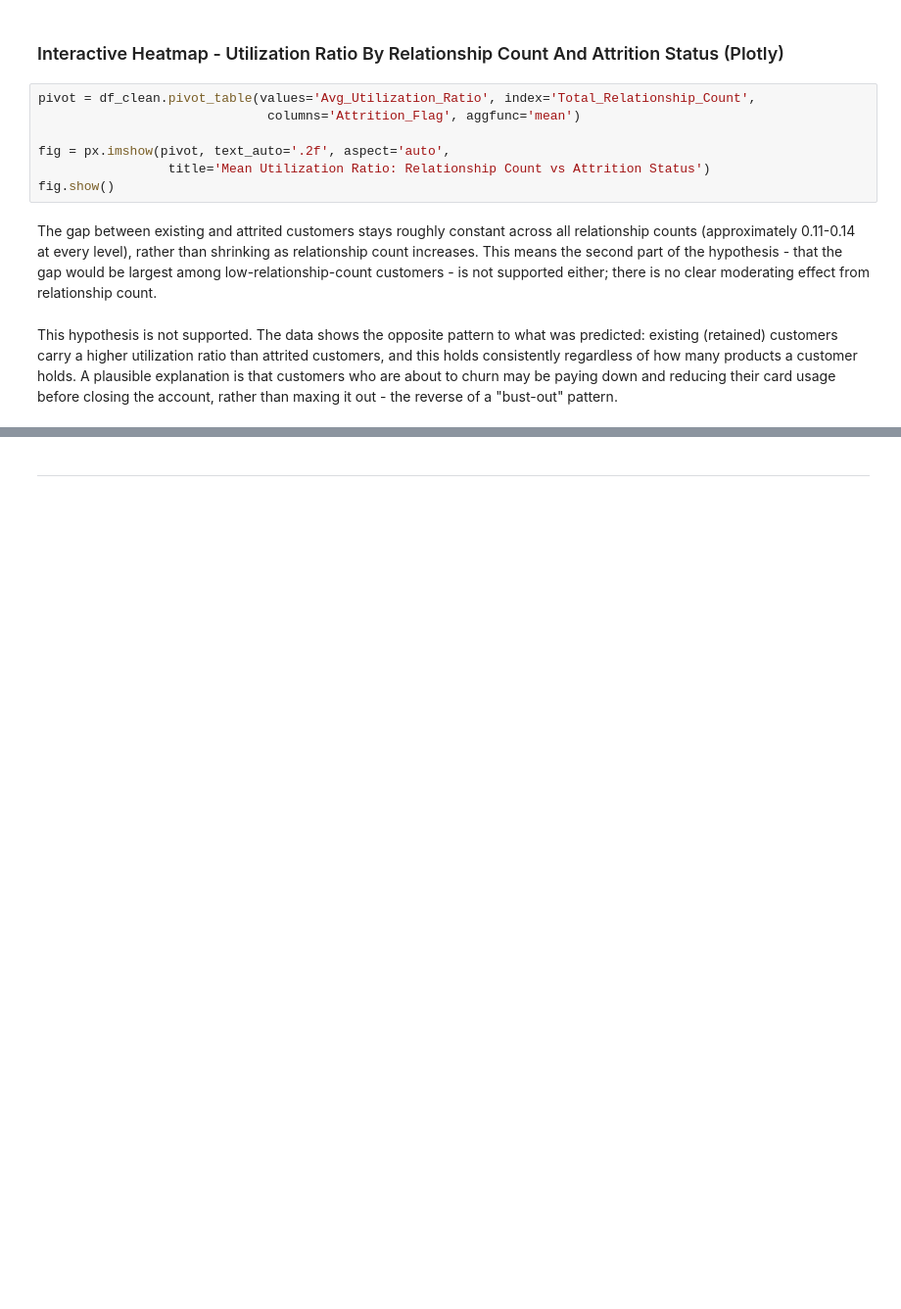
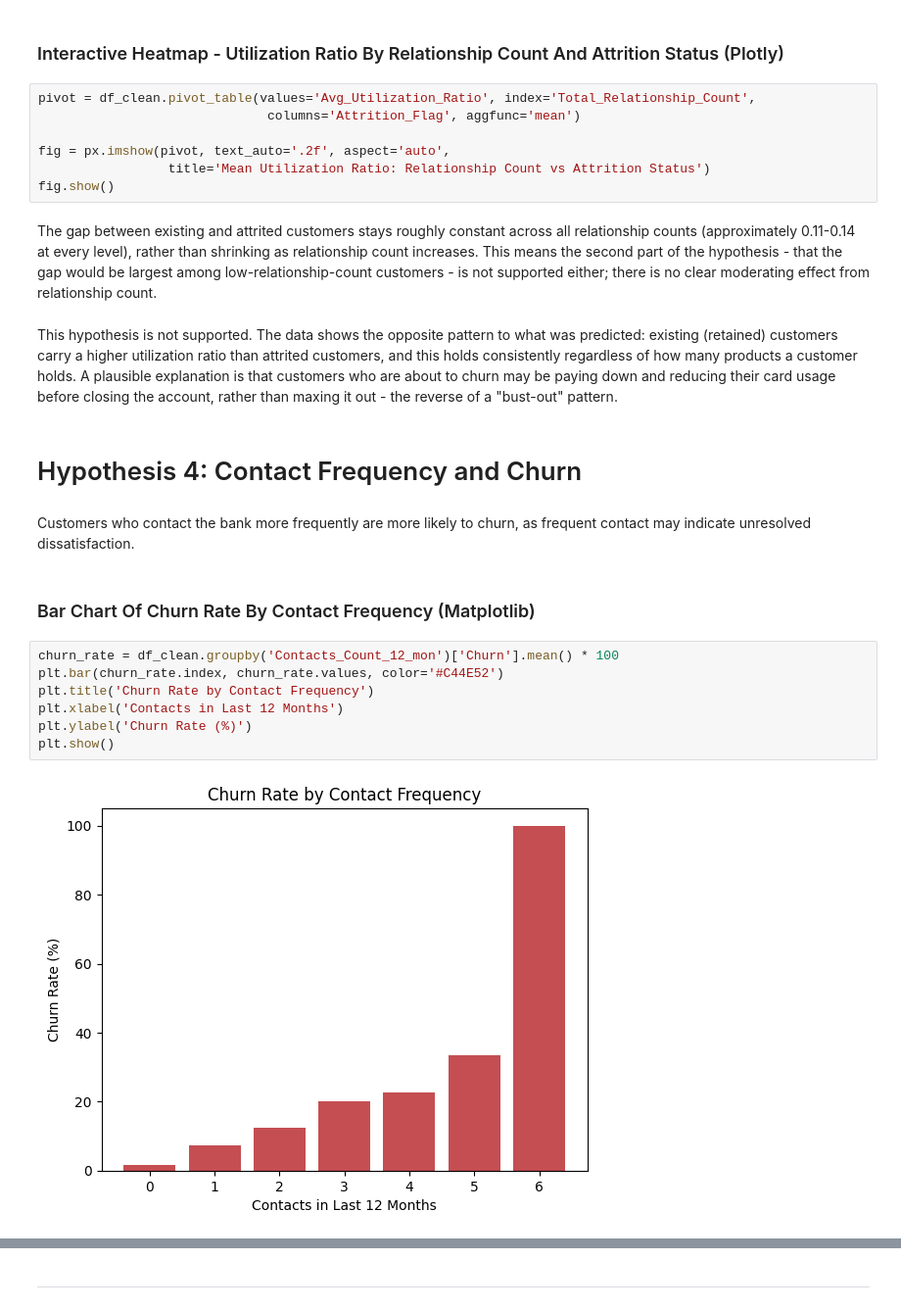
Before and after one commit to Haroon-Code-2026/Credit-Cards-Analysis, a Jupyter notebook: jupyter_notebooks/Data_Visualisation.ipynb, the cells around one changed output, grey strips where cells are left out. Shown at 98% size. Saved outputs shown, nothing was run; the diff lists cells and outputs as text; blank space fills up the shorter version.

Commit message:
hypothesis 4 update

```diff
--- a/jupyter_notebooks/Data_Visualisation.ipynb
+++ b/jupyter_notebooks/Data_Visualisation.ipynb
@@ -222,3 +222,19 @@ predicted: existing (retained) customers carry a higher utilization ratio than a
 and this holds consistently regardless of how many products a customer holds. A plausible
 explanation is that customers who are about to churn may be paying down and reducing their card
 usage before closing the account, rather than maxing it out - the reverse of a "bust-out" pattern.
+# %% [markdown]
+# Hypothesis 4: Contact Frequency and Churn
+# %% [markdown]
+Customers who contact the bank more frequently are more likely to churn, as frequent contact may
+indicate unresolved dissatisfaction.
+# %% [markdown]
+### Bar Chart Of Churn Rate By Contact Frequency (Matplotlib)
+# %%
+churn_rate = df_clean.groupby('Contacts_Count_12_mon')['Churn'].mean() * 100
+plt.bar(churn_rate.index, churn_rate.values, color='#C44E52')
+plt.title('Churn Rate by Contact Frequency')
+plt.xlabel('Contacts in Last 12 Months')
+plt.ylabel('Churn Rate (%)')
+plt.show()
+# %% [output]
+[figure, added]
```
Also changed, not shown: parts of 13 cells of this notebook.
